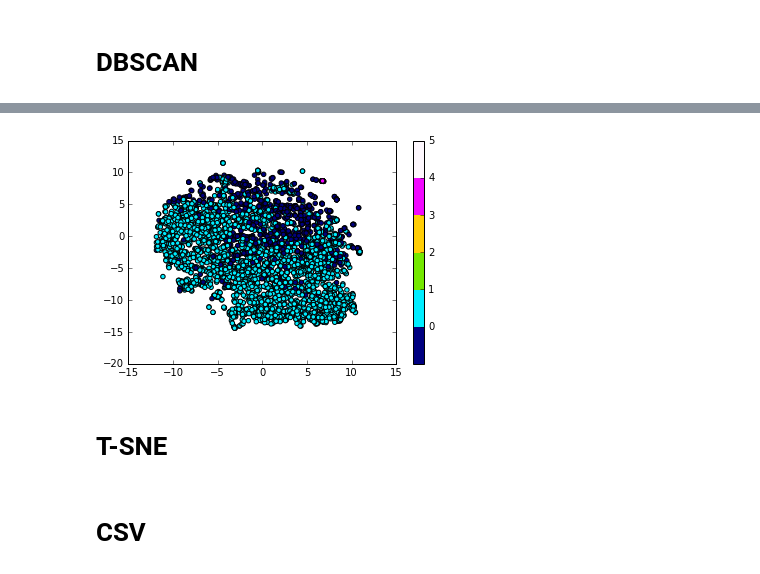
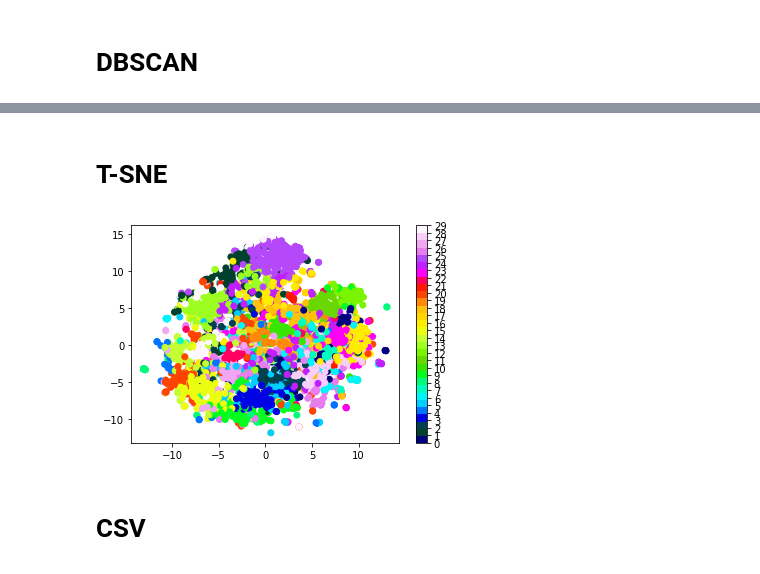
Before and after one commit to cmp831/T2G-2017-1, a Jupyter notebook: tg2.ipynb, the cells around one changed output, grey strips where cells are left out. Drawn from its saved outputs; the diff is of its cells as text; code cells hidden in the pictures.

```diff
--- a/tg2.ipynb
+++ b/tg2.ipynb
@@ -215,10 +150,0 @@ plt.show()
-# %%
-vis_x = t_sne[:, 0]
-vis_y = t_sne[:, 1]
-
-plt.scatter(vis_x, vis_y, c=dblabels2, cmap=plt.cm.get_cmap("gist_ncar", 6))
-plt.colorbar(ticks=range(30))
-plt.show()
-#50-15-5000
-# %% [output]
-[figure, removed]
@@ -232,3 +153,16 @@ for i in t_sne:
+# %%
+modelo = TSNE(n_components = 2, perplexity = 50,early_exaggeration=25,n_iter=5000)
+t_sne=modelo.fit_transform(X_backup)
+# %%
+vis_x = t_sne[:, 0]
+vis_y = t_sne[:, 1]
+
+plt.scatter(vis_x, vis_y, c=labels[2], cmap=plt.cm.get_cmap("gist_ncar", 30))
+plt.colorbar(ticks=range(30))
+plt.show()
+#50-15-5000
+# %% [output]
+[figure, added]
 # %% [markdown]
 # CSV
 # %%
```
Also changed, not shown: parts of 22 cells of this notebook.
